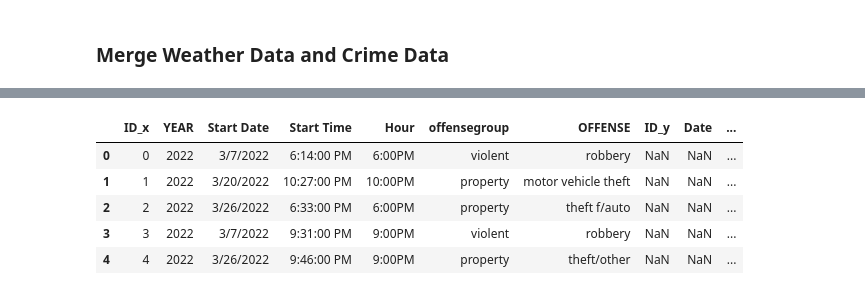
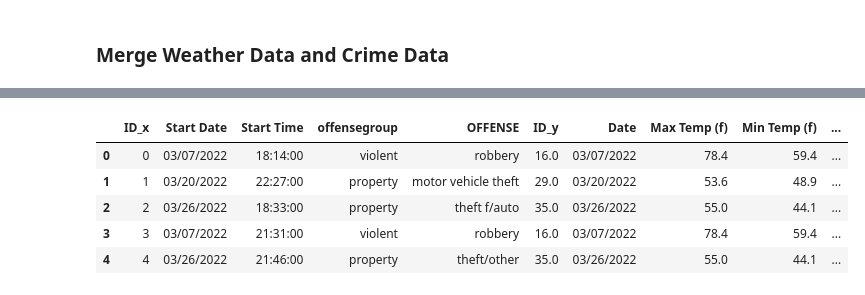
Before and after one commit to ysgorin/weather_crime, a Jupyter notebook: data_wrangling.ipynb, the cells around one changed output, grey strips where cells are left out. Drawn from its saved outputs; the diff is of its cells as text; code cells hidden in the pictures.

Commit message:
edited crime data and merge code

```diff
--- a/data_wrangling.ipynb
+++ b/data_wrangling.ipynb
@@ -476,11 +453,11 @@ weather_df.head()
 # %%
 # Merge crime data with weather data
-crime_weather_df = pd.merge(crime_df, weather_df, how='left', left_on=['Start Date', 'Hour'], right_on=['Date', 'Hour'])
+crime_weather_df = pd.merge(crime_df, weather_df, how='left', left_on='Start Date', right_on='Date')
 crime_weather_df.head()
 # %% [output]
-|  | ID_x | YEAR | Start Date | Start Time | Hour | offensegroup | OFFENSE | ID_y | Date | ... |
-| 0 | 0 | 2022 | 3/7/2022 | 6:14:00 PM | 6:00PM | violent | robbery | NaN | NaN | ... |
-| 1 | 1 | 2022 | 3/20/2022 | 10:27:00 PM | 10:00PM | property | motor vehicle theft | NaN | NaN | ... |
-| 2 | 2 | 2022 | 3/26/2022 | 6:33:00 PM | 6:00PM | property | theft f/auto | NaN | NaN | ... |
-| 3 | 3 | 2022 | 3/7/2022 | 9:31:00 PM | 9:00PM | violent | robbery | NaN | NaN | ... |
-| 4 | 4 | 2022 | 3/26/2022 | 9:46:00 PM | 9:00PM | property | theft/other | NaN | NaN | ... |
+|  | ID_x | Start Date | Start Time | offensegroup | OFFENSE | ID_y | Date | Max Temp (f) | Min Temp (f) | ... |
+| 0 | 0 | 03/07/2022 | 18:14:00 | violent | robbery | 16.0 | 03/07/2022 | 78.4 | 59.4 | ... |
+| 1 | 1 | 03/20/2022 | 22:27:00 | property | motor vehicle theft | 29.0 | 03/20/2022 | 53.6 | 48.9 | ... |
+| 2 | 2 | 03/26/2022 | 18:33:00 | property | theft f/auto | 35.0 | 03/26/2022 | 55.0 | 44.1 | ... |
+| 3 | 3 | 03/07/2022 | 21:31:00 | violent | robbery | 16.0 | 03/07/2022 | 78.4 | 59.4 | ... |
+| 4 | 4 | 03/26/2022 | 21:46:00 | property | theft/other | 35.0 | 03/26/2022 | 55.0 | 44.1 | ... |
```
Also changed, not shown: parts of 11 cells of this notebook, 1 other file.
